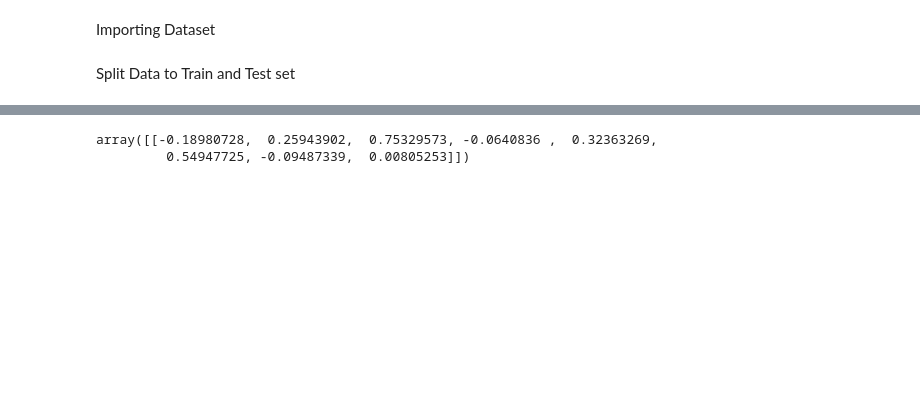
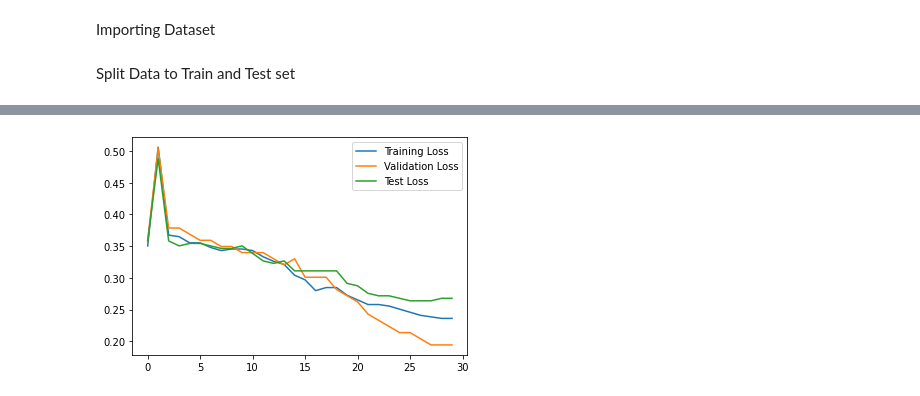
Before and after one commit to thethomasam/Perceptron, a Jupyter notebook: myPerceptron.ipynb, the cells around one changed output, grey strips where cells are left out. Cells and saved outputs as stored; diff of their text form; code cells hidden in the pictures; blank space fills up the shorter version.

```diff
--- a/myPerceptron.ipynb
+++ b/myPerceptron.ipynb
@@ -180,5 +221,4 @@ b.plot_acc()
 # %%
-b.get_best_weights()
+b.get_loss_curve()
 # %% [output]
-array([[-0.18980728,  0.25943902,  0.75329573, -0.0640836 ,  0.32363269,
-         0.54947725, -0.09487339,  0.00805253]])
+[figure, added]
```
Also changed, not shown: parts of 27 cells of this notebook.
